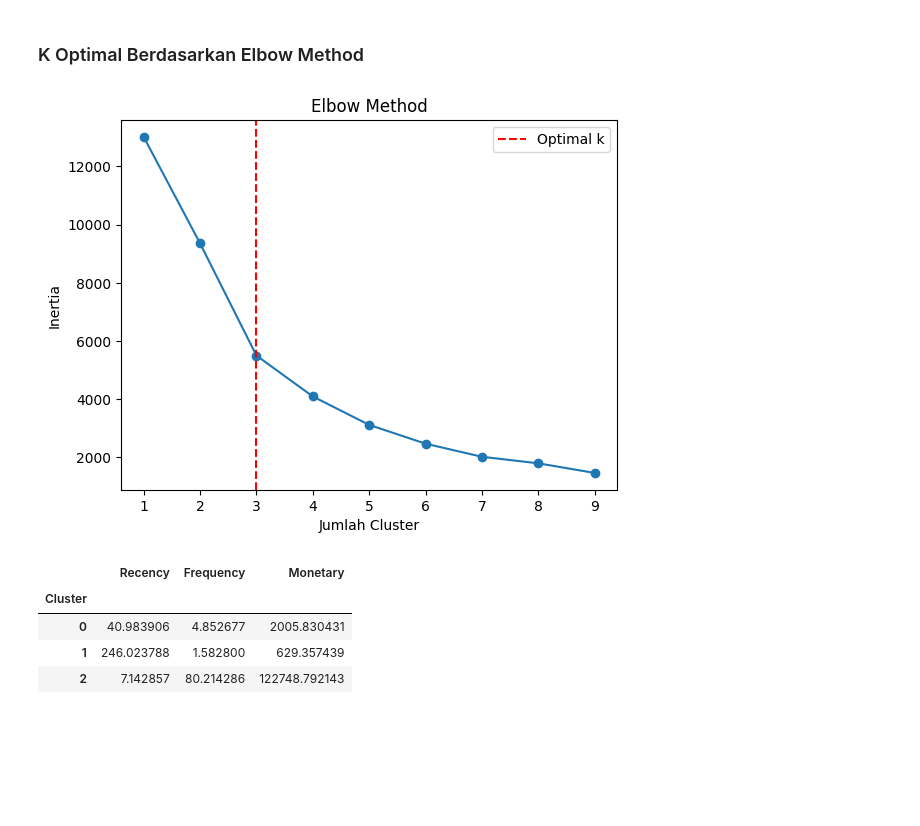
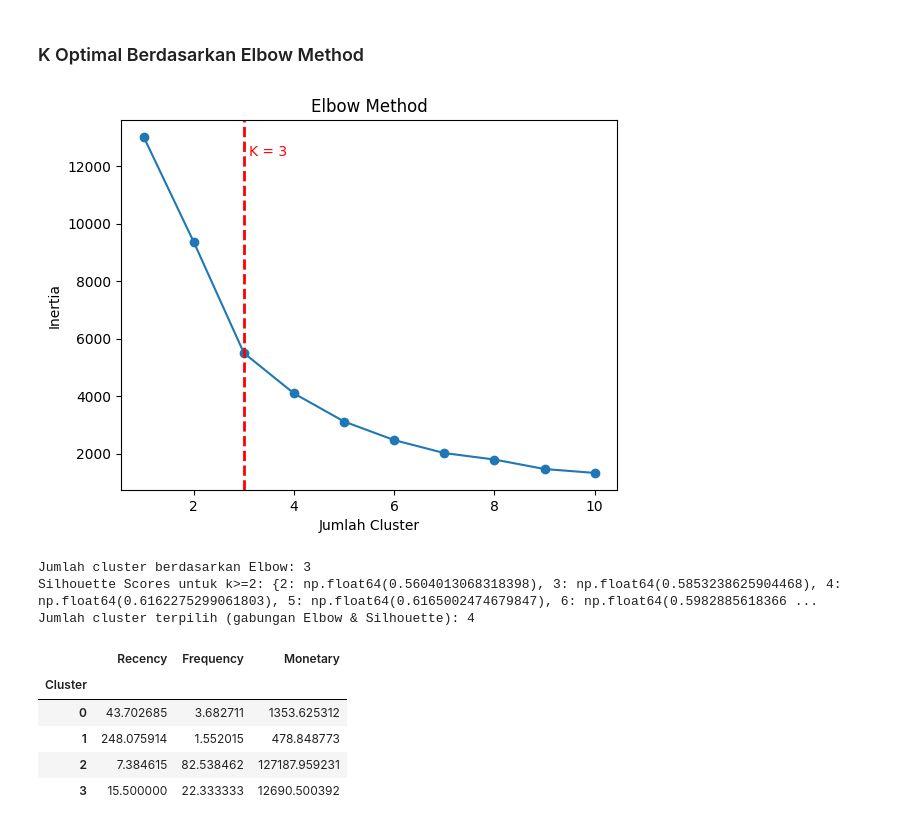
Before and after one commit to isyraffajar/Capstone-Asah, a Jupyter notebook: CustomerSegmentation.ipynb, the cells around one changed output. Saved outputs shown, nothing was run; the diff lists cells and outputs as text; code cells hidden in the pictures; blank space fills up the shorter version.

Commit message:
Update Model
Menggabungkan 2 jenis penentuan jumlah cluster dari kedua model

```diff
--- a/CustomerSegmentation.ipynb
+++ b/CustomerSegmentation.ipynb
@@ -3,7 +3,7 @@ import pandas as pd
 import matplotlib.pyplot as plt
 # %%
 # Load data
-df = pd.read_csv("OnlineRetail.csv", encoding="latin1")
+df = pd.read_csv("../Dataset/OnlineRetail.csv", encoding="latin1")
 df.head()
 # %% [output]
 |  | InvoiceNo | StockCode | Description | Quantity | InvoiceDate | UnitPrice | CustomerID | Country |
@@ -361,50 +360,70 @@ plt.show()
 # %% [markdown]
 ### K Optimal Berdasarkan Elbow Method
 # %%
-from sklearn.preprocessing import StandardScaler
 from sklearn.cluster import KMeans
 import matplotlib.pyplot as plt
 import numpy as np
 
-X = rfm[['Recency', 'Frequency', 'Monetary']]
-
-scaler = StandardScaler()
-X_scaled = scaler.fit_transform(X)
 
 inertia = []
-K = range(1, 10)
+K = range(1, 11)
 
 for k in K:
     model = KMeans(n_clusters=k, random_state=42)
     model.fit(X_scaled)
     inertia.append(model.inertia_)
 
+plt.plot(K, inertia, marker='o')
+plt.xlabel('Jumlah Cluster')
+plt.ylabel('Inertia')
+plt.title('Elbow Method')
 
 deltas = np.diff(inertia)
 ratio = deltas[1:] / deltas[:-1]
 k_optimal_elbow = np.argmin(ratio) + 2
 
-plt.plot(K, inertia, marker='o')
-plt.xlabel('Jumlah Cluster')
-plt.ylabel('Inertia')
-plt.title('Elbow Method')
-plt.axvline(x=k_optimal_elbow, color='r', linestyle='--', label='Optimal k')
-plt.legend()
+plt.axvline(x=k_optimal_elbow, color='red', linestyle='--', linewidth=2)
+plt.text(k_optimal_elbow + 0.1, max(inertia)*0.95, f'K = {k_optimal_elbow}', color='red')
+
 plt.show()
 # %% [output]
-[figure, old version]
+[figure, new version]
+# %%
+from sklearn.metrics import silhouette_score
+
+# Tambahkan Silhouette Score untuk k>=2
+sil_scores = []
+K_sil = range(2, 11)
+for k in K_sil:
+    model = KMeans(n_clusters=k, random_state=42)
+    labels = model.fit_predict(X_scaled)
+    sil_scores.append(silhouette_score(X_scaled, labels))
+
+# Rumus penggabungan: pilih cluster terbaik dari k_elbow ±1 berdasarkan Silhouette tertinggi
+candidate_k = [k_optimal_elbow-1, k_optimal_elbow, k_optimal_elbow+1]
+candidate_k = [k for k in candidate_k if k in K_sil]  # pastikan ada di range
+best_k = candidate_k[np.argmax([sil_scores[k-2] for k in candidate_k])]  # k-2 karena K_sil mulai dari 2
+
+print("Jumlah cluster berdasarkan Elbow:", k_optimal_elbow)
+print("Silhouette Scores untuk k>=2:", dict(zip(K_sil, sil_scores)))
+print("Jumlah cluster terpilih (gabungan Elbow & Silhouette):", best_k)
+# %% [output]
+Jumlah cluster berdasarkan Elbow: 3
+Silhouette Scores untuk k>=2: {2: np.float64(0.5604013068318398), 3: np.float64(0.5853238625904468), 4: np.float64(0.6162275299061803), 5: np.float64(0.6165002474679847), 6: np.float64(0.5982885618366 ...
+Jumlah cluster terpilih (gabungan Elbow & Silhouette): 4
 # %%
 # Modeling dengan k optimal dari Elbow Method
-kmeans = KMeans(n_clusters=k_optimal_elbow, random_state=42)
-rfm['Cluster'] = kmeans.fit_predict(X_scaled)
+kmeans_elbow = KMeans(n_clusters=best_k, random_state=42)
+rfm['Cluster'] = kmeans_elbow.fit_predict(X_scaled)
 
 rfm.groupby('Cluster')[['Recency','Frequency','Monetary']].mean()
 # %% [output]
 |  | Recency | Frequency | Monetary |
 | Cluster |  |  |  |
-| 0 | 40.983906 | 4.852677 | 2005.830431 |
-| 1 | 246.023788 | 1.582800 | 629.357439 |
-| 2 | 7.142857 | 80.214286 | 122748.792143 |
+| 0 | 43.702685 | 3.682711 | 1353.625312 |
+| 1 | 248.075914 | 1.552015 | 478.848773 |
+| 2 | 7.384615 | 82.538462 | 127187.959231 |
+| 3 | 15.500000 | 22.333333 | 12690.500392 |
 # %%
 plt.figure(figsize=(8, 6))
 plt.scatter(rfm['Recency'], rfm['Monetary'], c=rfm['Cluster'])
```
Also changed, not shown: parts of 17 cells of this notebook.
